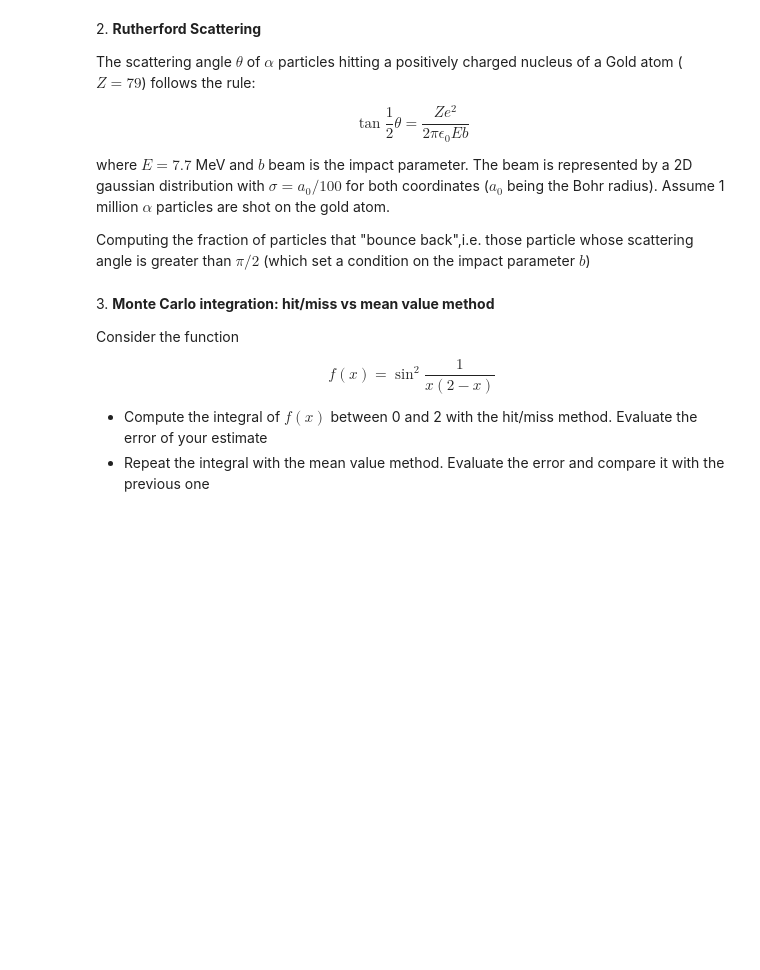
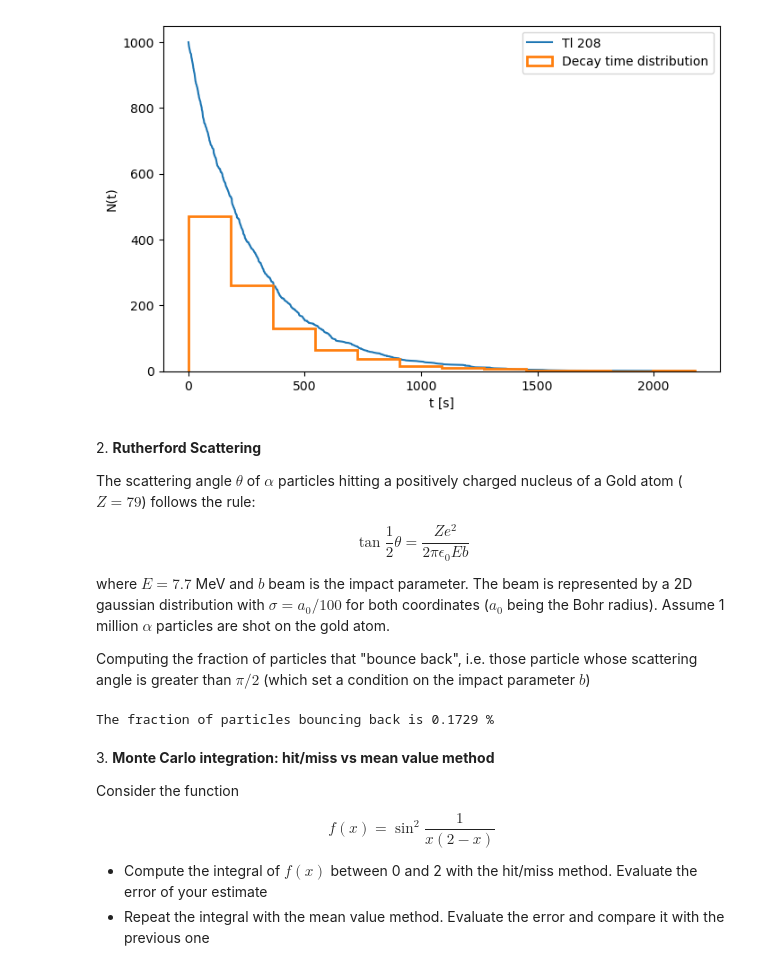
Before and after one commit to RiccardoTancredi/LaboratoryOfComputationalPhysics_Y5, a Jupyter notebook: 10ex_MonteCarlo.ipynb, the cells around one changed output. Cells and saved outputs as stored; diff of their text form; code cells hidden in the pictures; blank space fills up the shorter version.

```diff
--- a/10ex_MonteCarlo.ipynb
+++ b/10ex_MonteCarlo.ipynb
@@ -8,3 +42,28 @@ ${\rm Tl}^{208}$ decays to ${\rm Pb}^{208}$ with a half-lieve of 3.052 minutes.
+# %%
+# We have to draw 1000 points from an exponential distribution
+
+def expon_icdf(z, mu=np.log(2)/(3.052*60)):
+    """Inverse CDF of exponential distribution - i.e. quantile function."""
+    return -np.log(1-z)/mu
+
+u = np.random.random(1000)
+times_of_decay = sorted(expon_icdf(u))
+N_Tl = np.zeros(len(times_of_decay))
+N_Tl[0] = 1000
+
+for t in range(1, len(times_of_decay)):
+    N_Tl[t] = N_Tl[t-1] - 1
+
+plt.figure(figsize=(8, 5))
+x = np.linspace(0, sigma*t_1_2, N_Tl.size)
+plt.xlabel('t [s]')
+plt.ylabel('N(t)')
+plt.plot(times_of_decay, N_Tl, label='Tl 208')
+plt.hist(times_of_decay, histtype='step', bins=12, linewidth=2, label='Decay time distribution')
+plt.legend(loc='best')
+plt.show()
+# %% [output]
+[figure, added]
 # %% [markdown]
 2\. **Rutherford Scattering**
 
@@ -16,7 +75,29 @@ $$
 
 where $E=7.7$ MeV and $b$ beam is the impact parameter. The beam is represented by a 2D gaussian distribution with $\sigma=a_0/100$ for both coordinates ($a_0$ being the Bohr radius). Assume 1 million $\alpha$ particles are shot on the gold atom.
 
-Computing the fraction of particles that "bounce back",i.e. those particle whose scattering angle is greater than $\pi/2$ (which set a condition on the impact parameter $b$)
+Computing the fraction of particles that "bounce back", i.e. those particle whose scattering angle is greater than $\pi/2$ (which set a condition on the impact parameter $b$)
+# %%
+Bohr_rad = 5e-11 # m
+sigma = Bohr_rad/100
+alpha = int(1e6) # one million alpha particles
+scattering_condition = np.pi/2
+
+def Rutherford_tan(b, E=7.7e6, eps0=8.85e-12, e=1.6e-19, Z=79):
+    return Z*e/(2*np.pi*eps0*E*b)
+
+# generate b from double-gaussian distribution
+z = np.random.random(alpha)
+theta = 2*np.pi*np.random.random(alpha)
+r = np.sqrt(-2*sigma**2*np.log((1-z)))
+data = pd.DataFrame({'x':r*np.cos(theta), 'y':r*np.sin(theta)})
+data['b'] = np.sqrt(data['x']**2+data['y']**2)
+tan_theta = Rutherford_tan(data['b']).values
+theta = 2*np.arctan(tan_theta)
+
+bounce_back = theta[theta > scattering_condition]
+print(f"The fraction of particles bouncing back is {(bounce_back.size/alpha*100)} %")
+# %% [output]
+The fraction of particles bouncing back is 0.1729 %
 # %% [markdown]
 3\. **Monte Carlo integration: hit/miss vs mean value method**
 
```
Also changed, not shown: parts of 9 cells of this notebook.
